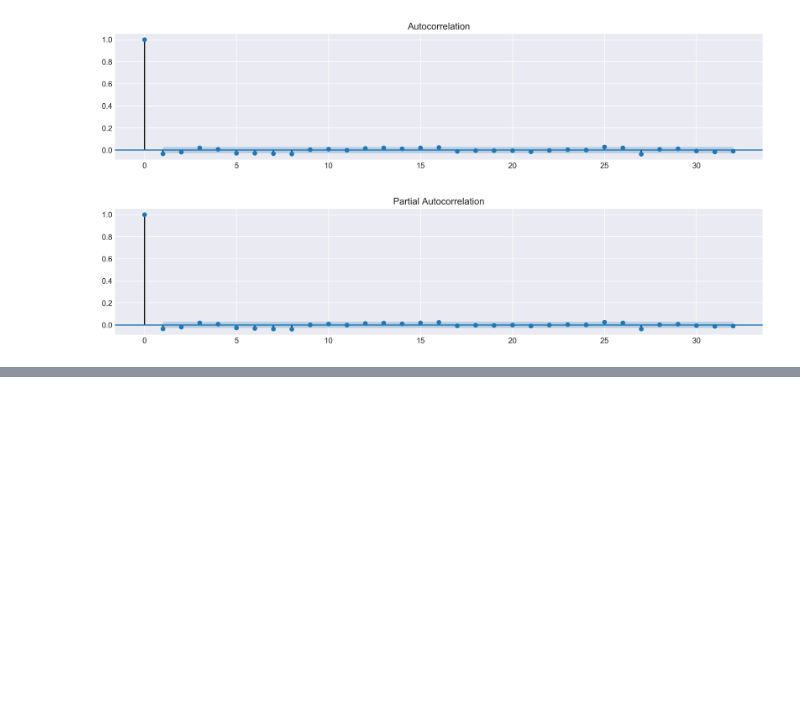
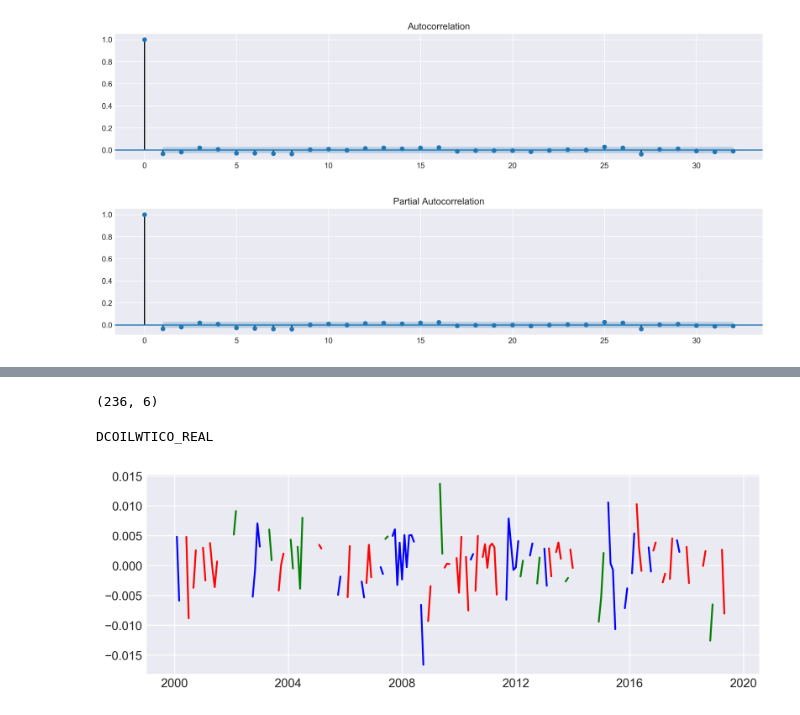
Before and after one commit to TianyuDu/ugthesis, a Jupyter notebook: eda/WTI_crude_oil_price_eda.ipynb, the cells around one changed output, grey strips where cells are left out. Drawn from its saved outputs; the diff is of its cells as text; code cells hidden in the pictures; blank space fills up the shorter version.

Commit message:
add multi_color plotting utilities

```diff
--- a/eda/WTI_crude_oil_price_eda.ipynb
+++ b/eda/WTI_crude_oil_price_eda.ipynb
@@ -182,0 +233,2 @@ df_wti_return.dropna().to_csv("../data/ready_to_use/wti_crude_oil_return_real.cs
+# %%
+mo_subseqs, mo_stats = monthly_subsequence(df_wti_return)
@@ -182,0 +257,8 @@ df_wti_return.dropna().to_csv("../data/ready_to_use/wti_crude_oil_return_real.cs
+# %%
+# standardlize
+print(mo_stats.shape)
+from sklearn.preprocessing import StandardScaler
+scaler = StandardScaler()
+mo_stats_normalized = scaler.fit_transform(mo_stats)
+# %% [output]
+(236, 6)
@@ -182,0 +269,28 @@ df_wti_return.dropna().to_csv("../data/ready_to_use/wti_crude_oil_return_real.cs
+# %%
+from sklearn.mixture import GaussianMixture
+gmm = GaussianMixture(n_components=3)
+gmm_labels = gmm.fit_predict(mo_stats_normalized)
+# %%
+plt.rcParams["figure.figsize"] = (9, 3)
+plt.rcParams["figure.dpi"] = 300
+plt.rcParams["axes.grid"] = True
+# %%
+# Cast monthly
+for t, val in zip(df_wti_return.index, ):
+# %% [output]
+DCOILWTICO_REAL
+# %%
+color_map = {0: "r", 1: "g", 2: "b"}
+
+def plot_func(df: pd.DataFrame, labels: np.array, plot_col: str) -> None:
+    assert len(df) == len(labels), "labels and dataframe should have the same length."
+    for current_label in set(labels):
+        current_df = df.copy()
+        # Replace other label as None, so not plotted.
+        mask = (labels == current_label)
+        current_df[np.logical_not(mask)] = None
+        plt.plot(current_df[plot_col], color=color_map[current_label])
+
+plot_func(mo_stats, gmm_labels, "mean")
+# %% [output]
+[figure, added]
```
Also changed, not shown: parts of 9 cells of this notebook.
